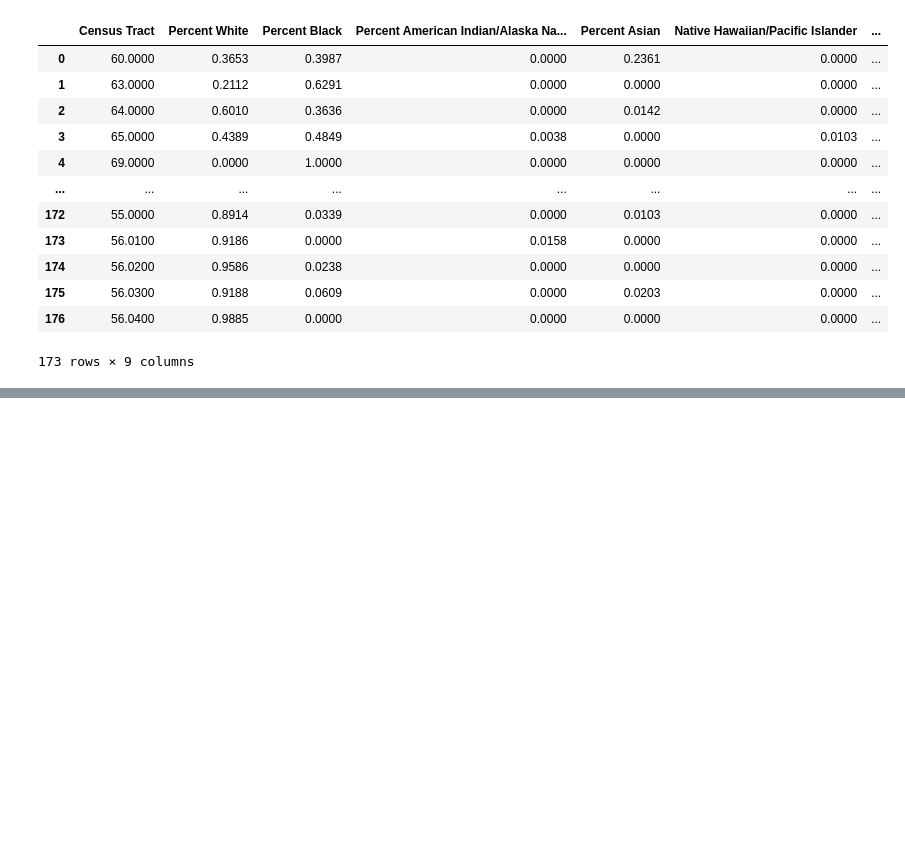
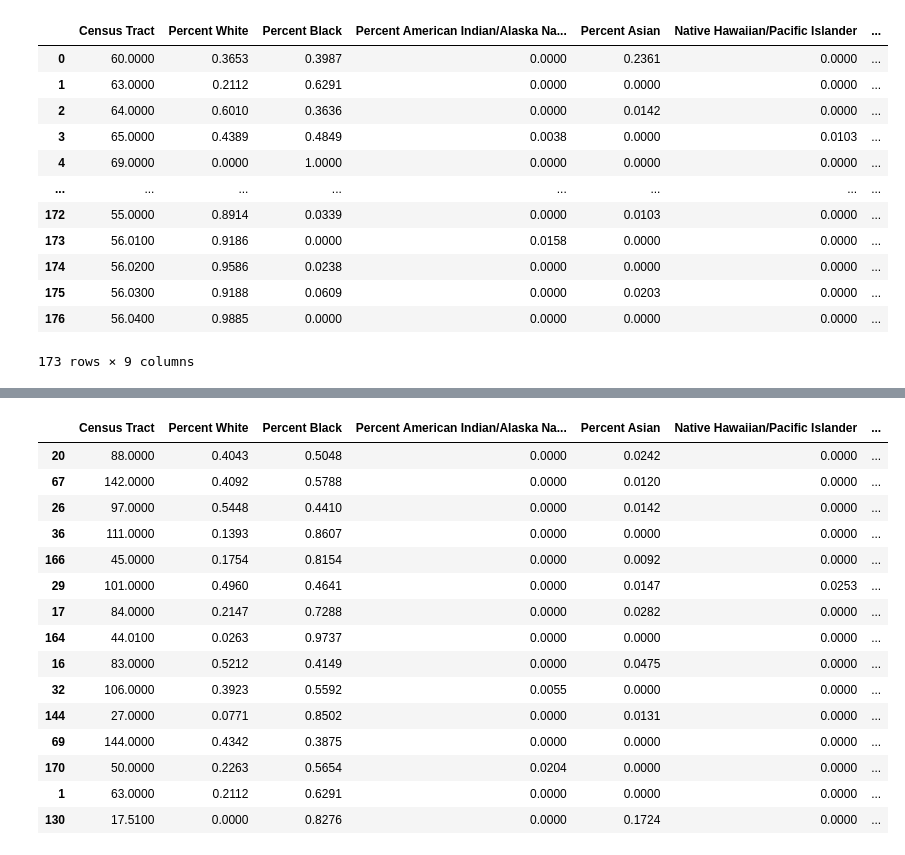
Before and after one commit to leosimanonok/DataScienceFinalTutorial, a Jupyter notebook: Leah.ipynb, the cells around one changed output, grey strips where cells are left out. Drawn from its saved outputs; the diff is of its cells as text; code cells hidden in the pictures; blank space fills up the shorter version.

```diff
--- a/Leah.ipynb
+++ b/Leah.ipynb
@@ -923,3 +935,22 @@ ValueError: The truth value of a Series is ambiguous. Use a.empty, a.bool(), a.i
+# %%
+race_pct.iloc[idxs]
+# %% [output]
+|  | Census Tract | Percent White | Percent Black | Percent American Indian/Alaska Na... | Percent Asian | Native Hawaiian/Pacific Islander | ... |
+| 20 | 88.0000 | 0.4043 | 0.5048 | 0.0000 | 0.0242 | 0.0000 | ... |
+| 67 | 142.0000 | 0.4092 | 0.5788 | 0.0000 | 0.0120 | 0.0000 | ... |
+| 26 | 97.0000 | 0.5448 | 0.4410 | 0.0000 | 0.0142 | 0.0000 | ... |
+| 36 | 111.0000 | 0.1393 | 0.8607 | 0.0000 | 0.0000 | 0.0000 | ... |
+| 166 | 45.0000 | 0.1754 | 0.8154 | 0.0000 | 0.0092 | 0.0000 | ... |
+| 29 | 101.0000 | 0.4960 | 0.4641 | 0.0000 | 0.0147 | 0.0253 | ... |
+| 17 | 84.0000 | 0.2147 | 0.7288 | 0.0000 | 0.0282 | 0.0000 | ... |
+| 164 | 44.0100 | 0.0263 | 0.9737 | 0.0000 | 0.0000 | 0.0000 | ... |
+| 16 | 83.0000 | 0.5212 | 0.4149 | 0.0000 | 0.0475 | 0.0000 | ... |
+| 32 | 106.0000 | 0.3923 | 0.5592 | 0.0055 | 0.0000 | 0.0000 | ... |
+| 144 | 27.0000 | 0.0771 | 0.8502 | 0.0000 | 0.0131 | 0.0000 | ... |
+| 69 | 144.0000 | 0.4342 | 0.3875 | 0.0000 | 0.0000 | 0.0000 | ... |
+| 170 | 50.0000 | 0.2263 | 0.5654 | 0.0204 | 0.0000 | 0.0000 | ... |
+| 1 | 63.0000 | 0.2112 | 0.6291 | 0.0000 | 0.0000 | 0.0000 | ... |
+| 130 | 17.5100 | 0.0000 | 0.8276 | 0.0000 | 0.1724 | 0.0000 | ... |
 # %%
 subset_2018 = race_in2018[race_pct['Census Tract'].isin(highest_change)]
 
```
Also changed, not shown: parts of 7 cells of this notebook.
